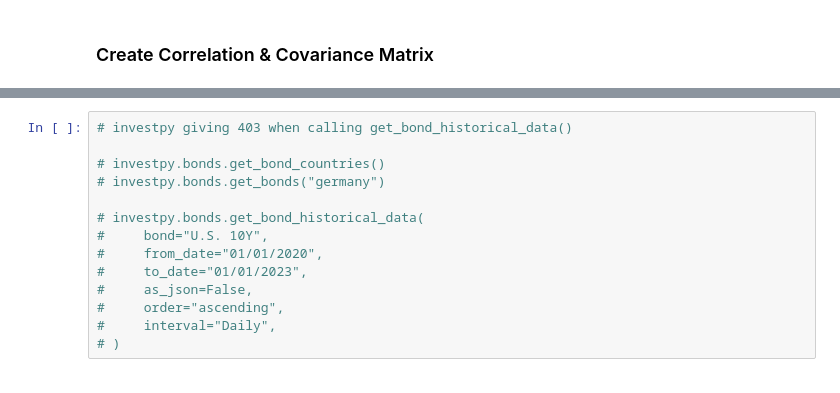
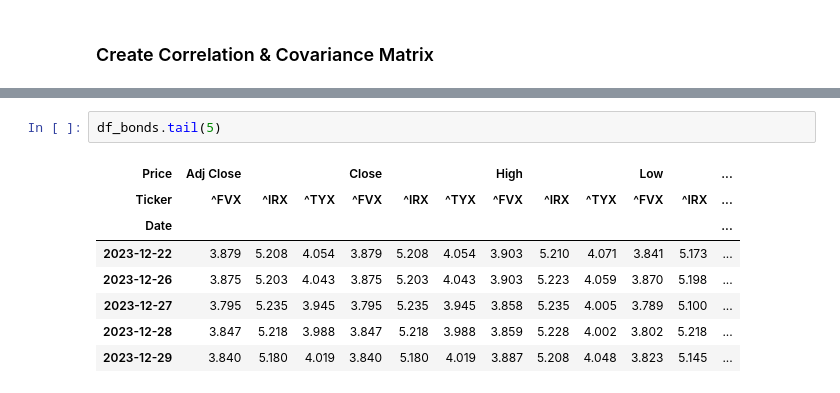
Before and after one commit to RabeaTzenetos/wqu, a Jupyter notebook: financial-markets/gwp1/bond-analysis.ipynb, the cells around one changed output, grey strips where cells are left out. Saved outputs shown, nothing was run; the diff lists cells and outputs as text.

```diff
--- a/financial-markets/gwp1/bond-analysis.ipynb
+++ b/financial-markets/gwp1/bond-analysis.ipynb
@@ -108,14 +130,11 @@ df_returns.cov().round(3)
-# %%
-# investpy giving 403 when calling get_bond_historical_data()
-
-# investpy.bonds.get_bond_countries()
-# investpy.bonds.get_bonds("germany")
-
-# investpy.bonds.get_bond_historical_data(
-#     bond="U.S. 10Y",
-#     from_date="01/01/2020",
-#     to_date="01/01/2023",
-#     as_json=False,
-#     order="ascending",
-#     interval="Daily",
-# )
+# %%
+df_bonds.tail(5)
+# %% [output]
+| Price | Adj Close |  |  | Close |  |  | High |  |  | Low |  | ... |
+| Ticker | ^FVX | ^IRX | ^TYX | ^FVX | ^IRX | ^TYX | ^FVX | ^IRX | ^TYX | ^FVX | ^IRX | ... |
+| Date |  |  |  |  |  |  |  |  |  |  |  | ... |
+| 2023-12-22 | 3.879 | 5.208 | 4.054 | 3.879 | 5.208 | 4.054 | 3.903 | 5.210 | 4.071 | 3.841 | 5.173 | ... |
+| 2023-12-26 | 3.875 | 5.203 | 4.043 | 3.875 | 5.203 | 4.043 | 3.903 | 5.223 | 4.059 | 3.870 | 5.198 | ... |
+| 2023-12-27 | 3.795 | 5.235 | 3.945 | 3.795 | 5.235 | 3.945 | 3.858 | 5.235 | 4.005 | 3.789 | 5.100 | ... |
+| 2023-12-28 | 3.847 | 5.218 | 3.988 | 3.847 | 5.218 | 3.988 | 3.859 | 5.228 | 4.002 | 3.802 | 5.218 | ... |
+| 2023-12-29 | 3.840 | 5.180 | 4.019 | 3.840 | 5.180 | 4.019 | 3.887 | 5.208 | 4.048 | 3.823 | 5.145 | ... |
```
Also changed, not shown: parts of 7 cells of this notebook.
